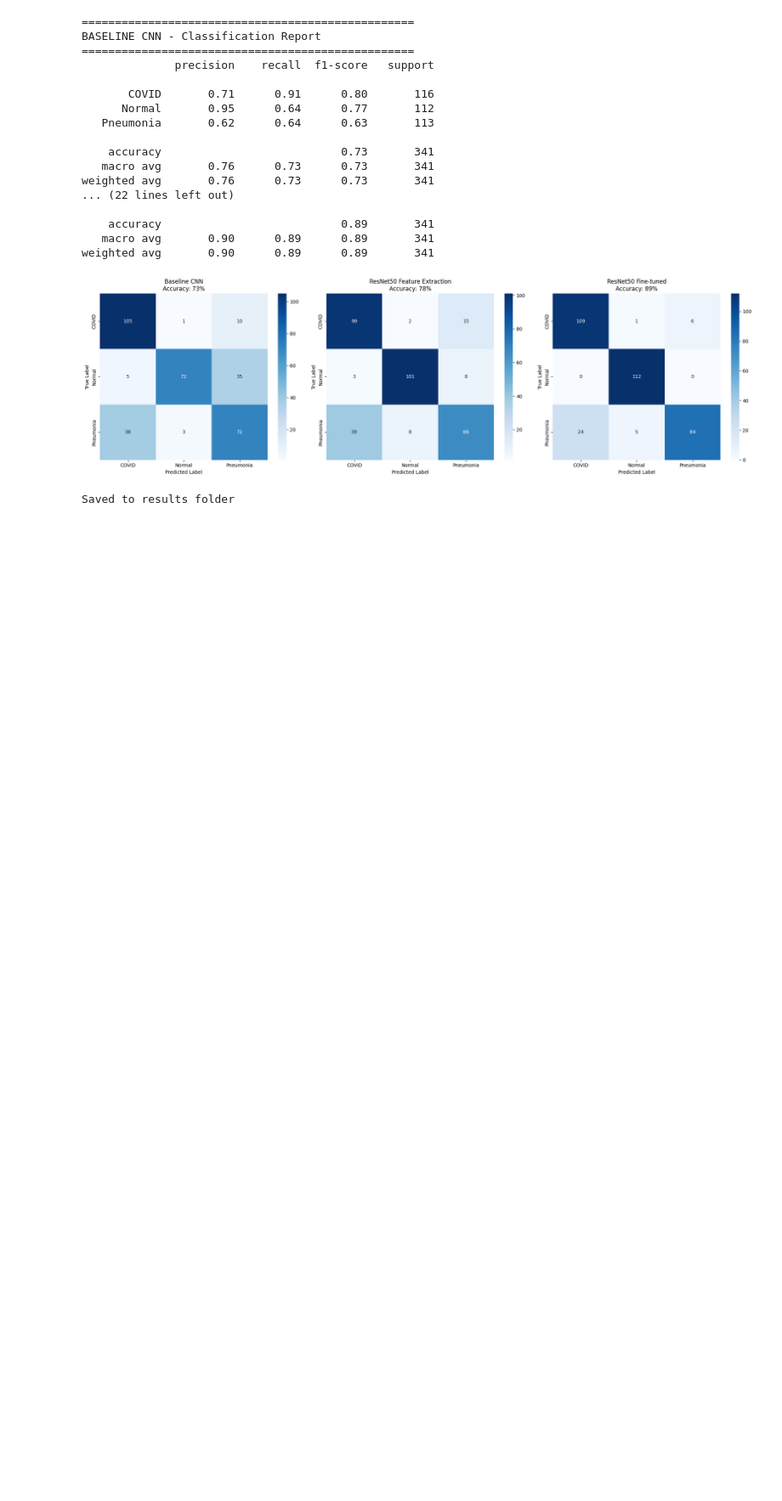
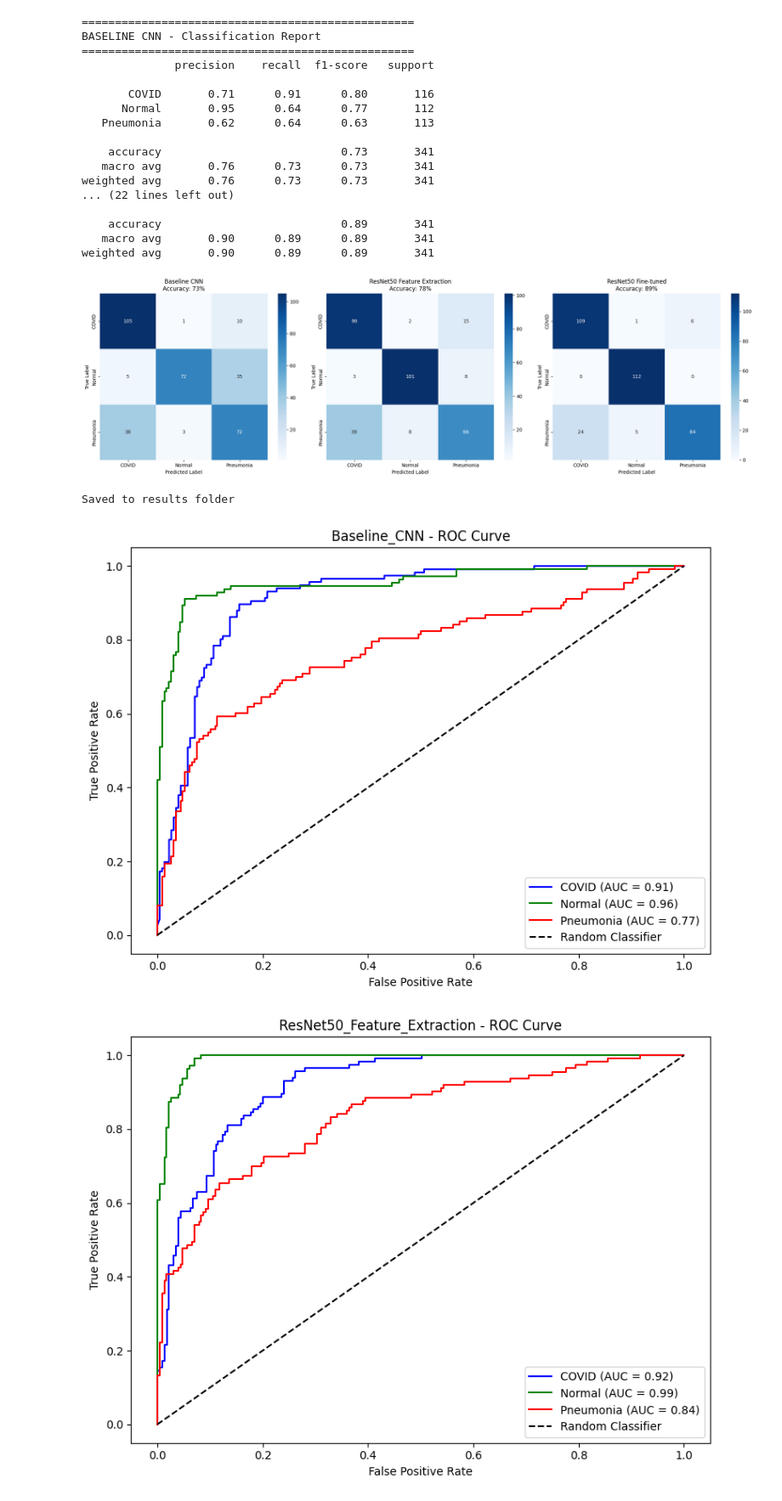
Before and after one commit to MeeraNallavarambath/respiratory-disease-multiclass-classifier, a Jupyter notebook: notebooks/06_evaluation.ipynb, the cells around one changed output. Shown at 85% size. Drawn from its saved outputs; the diff is of its cells as text; code cells hidden in the pictures; blank space fills up the shorter version.

Commit message:
Add AUC-ROC curves to evaluation - fine-tuned ResNet achieves 0.99 AUC

```diff
--- a/notebooks/06_evaluation.ipynb
+++ b/notebooks/06_evaluation.ipynb
@@ -138,14 +152,38 @@ def get_predictions(model, loader):
+# %%
+def plot_roc_curves(labels, predictions_proba, model_name):
+    """Plot ROC curve for each class"""
+    # Binarize labels for multi-class ROC
+    labels_bin = label_binarize(labels, classes=[0, 1, 2])
+
+    plt.figure(figsize=(8, 6))
+
+    colors = ['blue', 'green', 'red']
+
+    for i, (cls, color) in enumerate(zip(classes, colors)):
+        fpr, tpr, _ = roc_curve(labels_bin[:, i], predictions_proba[:, i])
+        roc_auc = auc(fpr, tpr)
+        plt.plot(fpr, tpr, color=color,
+                label=f'{cls} (AUC = {roc_auc:.2f})')
+
+    plt.plot([0, 1], [0, 1], 'k--', label='Random Classifier')
+    plt.xlabel('False Positive Rate')
+    plt.ylabel('True Positive Rate')
+    plt.title(f'{model_name} - ROC Curve')
+    plt.legend()
+    plt.tight_layout()
+    plt.savefig(f'../results/{model_name}_roc_curve.png')
+    plt.show()
 # %%
-# Get predictions for all three models on test set
+# Get predictions with probability scores for all three models
 print("Evaluating Baseline CNN...")
-baseline_labels, baseline_preds = get_predictions(baseline_model, test_loader)
+baseline_labels, baseline_preds, baseline_proba = get_predictions_with_proba(baseline_model, test_loader)
 
-print("Evaluating ResNet50...")
-resnet_labels, resnet_preds = get_predictions(resnet_model, test_loader)
+print("Evaluating ResNet50 Feature Extraction...")
+resnet_labels, resnet_preds, resnet_proba = get_predictions_with_proba(resnet_model, test_loader)
 
-print("Evaluating Fine-tuned ResNet50...")
-finetuned_labels, finetuned_preds = get_predictions(resnet_finetuned, test_loader)
+print("Evaluating ResNet50 Fine-tuned...")
+finetuned_labels, finetuned_preds, finetuned_proba = get_predictions_with_proba(resnet_finetuned, test_loader)
 
-print("Evaluation complete")
+print("Done")
 # %% [output]
 Evaluating Baseline CNN...
@@ -228,3 +266,11 @@ plot_confusion_matrices(baseline_labels, baseline_preds,
 # %% [output]
 [figure]
 Saved to results folder
+# %%
+# Plot ROC curves for all three models
+plot_roc_curves(baseline_labels, baseline_proba, 'Baseline_CNN')
+plot_roc_curves(resnet_labels, resnet_proba, 'ResNet50_Feature_Extraction')
+plot_roc_curves(finetuned_labels, finetuned_proba, 'ResNet50_Finetuned')
+# %% [output]
+[figure, added]
+[figure, added]
```
Also changed, not shown: parts of 6 cells of this notebook, 6 other files.
